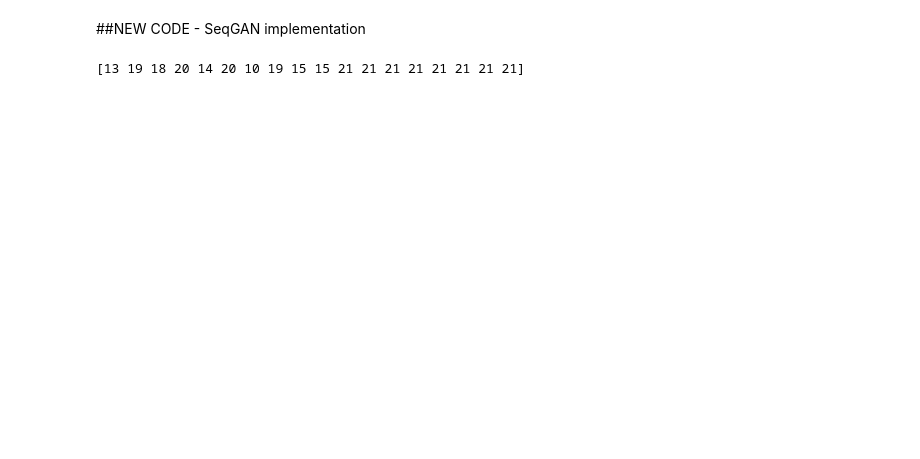
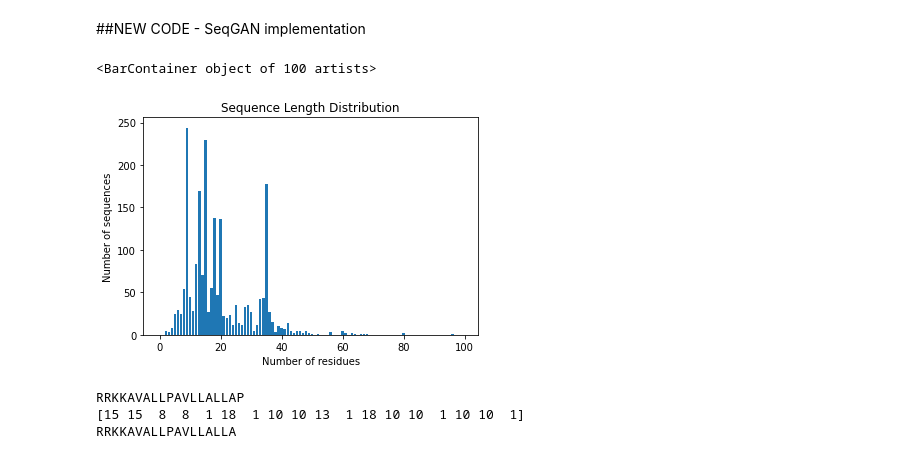
Before and after one commit to preetham-v/Antiviral_SeqGAN, a Jupyter notebook: antiviral_GAN.ipynb, the cells around one changed output. Saved outputs shown, nothing was run; the diff lists cells and outputs as text; code cells hidden in the pictures; blank space fills up the shorter version.

```diff
--- a/antiviral_GAN.ipynb
+++ b/antiviral_GAN.ipynb
@@ -486,0 +465,15 @@ def vector_to_sequence(vector):
+# %%
+#Checks for the distribution of sequences in Dataset
+
+count = np.zeros(100)
+
+for seq in all_sequences:
+  count[len(seq)] += 1
+
+plt.title('Sequence Length Distribution')
+plt.xlabel('Number of residues')
+plt.ylabel('Number of sequences')
+plt.bar(np.arange(100), count)
+# %% [output]
+<BarContainer object of 100 artists>
+[figure, added]
@@ -492,10 +501,16 @@ all_data = []
 for i in range(len(all_sequences)):
 
   all_data.append(sequence_to_vector(all_sequences[i]))
+
+#Sanity check whether the data has been featurized properly
+some_random_number = np.random.randint(len(all_sequences))
+print(all_sequences[some_random_number])
+print(all_data[some_random_number])
+print(vector_to_sequence(all_data[some_random_number]))
+# %% [output]
+RRKKAVALLPAVLLALLAP
+[15 15  8  8  1 18  1 10 10 13  1 18 10 10  1 10 10  1]
+RRKKAVALLPAVLLALLA
-# %%
-print(all_data[0])
-# %% [output]
-[13 19 18 20 14 20 10 19 15 15 21 21 21 21 21 21 21 21]
 # %%
 class Generator(nn.Module):
 
```
Also changed, not shown: parts of 25 cells of this notebook.
